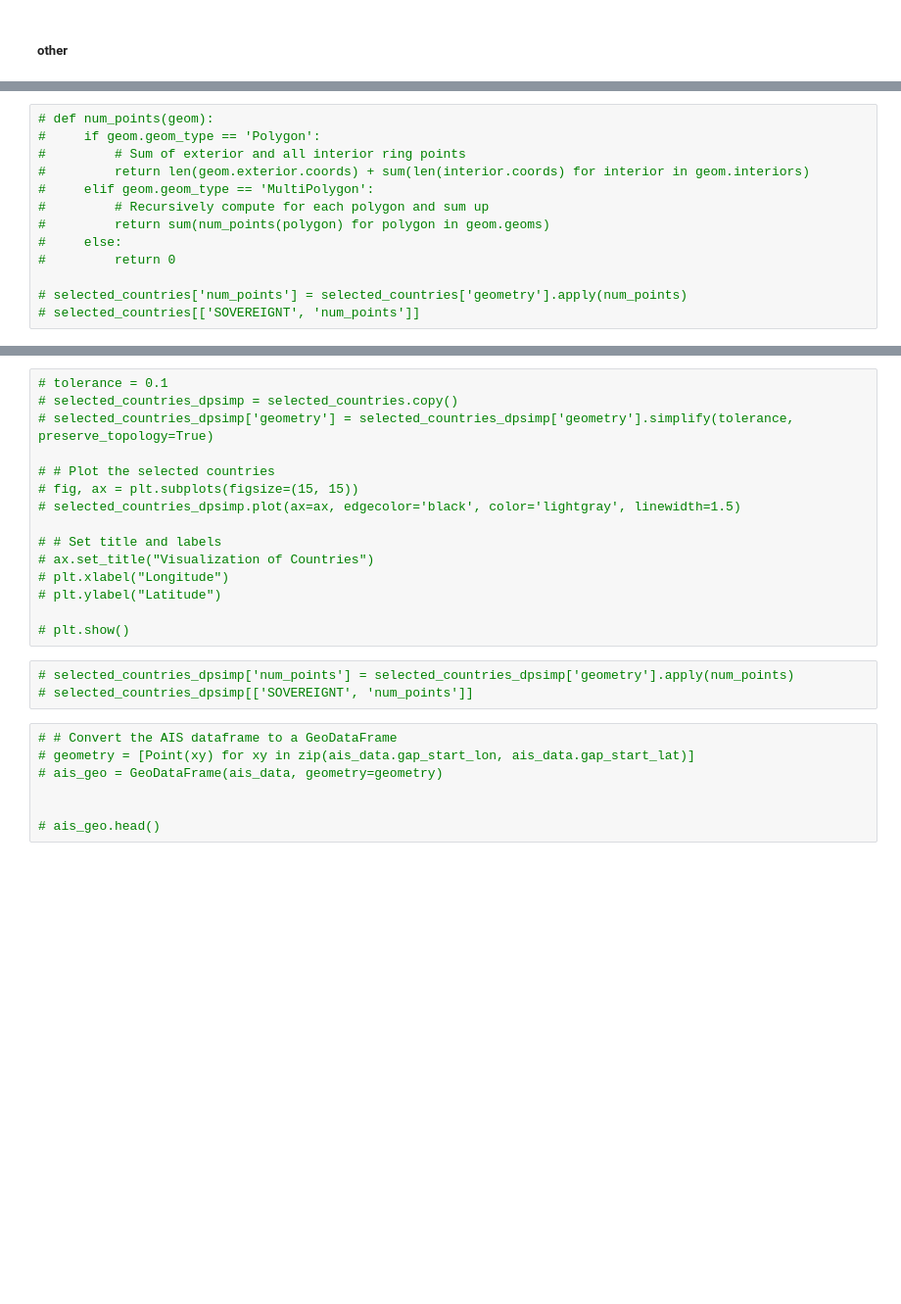
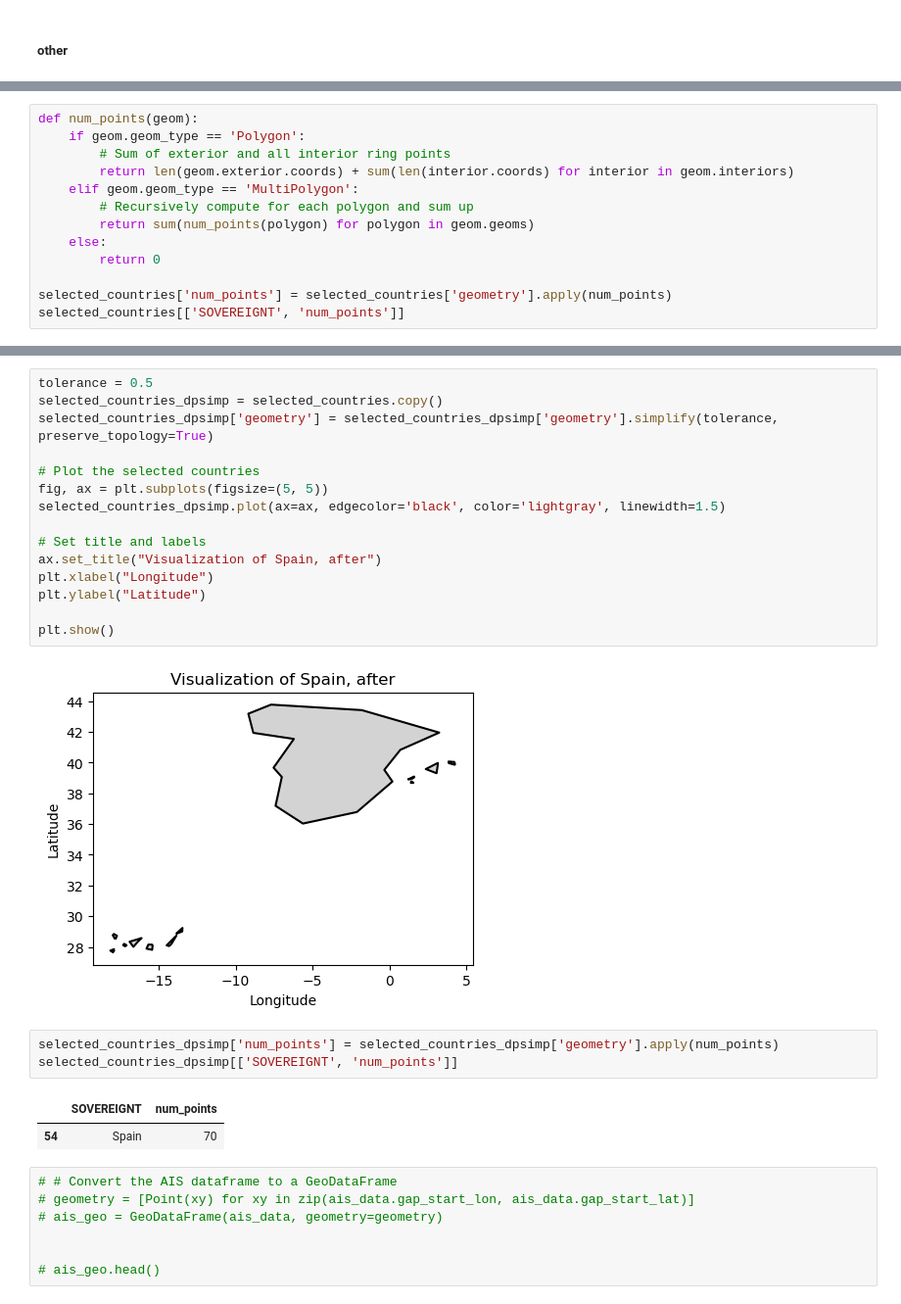
Before and after one commit to RRRan2333/ais_fishing_signal, a Jupyter notebook: primary.ipynb, the cells around one changed output, grey strips where cells are left out. Shown at 98% size. Saved outputs shown, nothing was run; the diff lists cells and outputs as text; blank space fills up the shorter version.

```diff
--- a/primary.ipynb
+++ b/primary.ipynb
@@ -1119,13 +1149,13 @@ spike_viz_structured.to_csv('spike_visualization.csv', index=False)
 # %%
-# def num_points(geom):
-#     if geom.geom_type == 'Polygon':
-#         # Sum of exterior and all interior ring points
-#         return len(geom.exterior.coords) + sum(len(interior.coords) for interior in geom.interiors)
-#     elif geom.geom_type == 'MultiPolygon':
-#         # Recursively compute for each polygon and sum up
-#         return sum(num_points(polygon) for polygon in geom.geoms)
-#     else:
-#         return 0
+def num_points(geom):
+    if geom.geom_type == 'Polygon':
+        # Sum of exterior and all interior ring points
+        return len(geom.exterior.coords) + sum(len(interior.coords) for interior in geom.interiors)
+    elif geom.geom_type == 'MultiPolygon':
+        # Recursively compute for each polygon and sum up
+        return sum(num_points(polygon) for polygon in geom.geoms)
+    else:
+        return 0
 
-# selected_countries['num_points'] = selected_countries['geometry'].apply(num_points)
-# selected_countries[['SOVEREIGNT', 'num_points']]
+selected_countries['num_points'] = selected_countries['geometry'].apply(num_points)
+selected_countries[['SOVEREIGNT', 'num_points']]
@@ -1132,21 +1170,26 @@ spike_viz_structured.to_csv('spike_visualization.csv', index=False)
 # %%
-# tolerance = 0.1
-# selected_countries_dpsimp = selected_countries.copy()
-# selected_countries_dpsimp['geometry'] = selected_countries_dpsimp['geometry'].simplify(tolerance, preserve_topology=True)
+tolerance = 0.5
+selected_countries_dpsimp = selected_countries.copy()
+selected_countries_dpsimp['geometry'] = selected_countries_dpsimp['geometry'].simplify(tolerance, preserve_topology=True)
 
-# # Plot the selected countries
-# fig, ax = plt.subplots(figsize=(15, 15))
-# selected_countries_dpsimp.plot(ax=ax, edgecolor='black', color='lightgray', linewidth=1.5)
+# Plot the selected countries
+fig, ax = plt.subplots(figsize=(5, 5))
+selected_countries_dpsimp.plot(ax=ax, edgecolor='black', color='lightgray', linewidth=1.5)
 
-# # Set title and labels
-# ax.set_title("Visualization of Countries")
-# plt.xlabel("Longitude")
-# plt.ylabel("Latitude")
+# Set title and labels
+ax.set_title("Visualization of Spain, after")
+plt.xlabel("Longitude")
+plt.ylabel("Latitude")
 
-# plt.show()
+plt.show()
+# %% [output]
+[figure, added]
 # %%
-# selected_countries_dpsimp['num_points'] = selected_countries_dpsimp['geometry'].apply(num_points)
-# selected_countries_dpsimp[['SOVEREIGNT', 'num_points']]
+selected_countries_dpsimp['num_points'] = selected_countries_dpsimp['geometry'].apply(num_points)
+selected_countries_dpsimp[['SOVEREIGNT', 'num_points']]
+# %% [output]
+|  | SOVEREIGNT | num_points |
+| 54 | Spain | 70 |
 # %%
 # # Convert the AIS dataframe to a GeoDataFrame
 # geometry = [Point(xy) for xy in zip(ais_data.gap_start_lon, ais_data.gap_start_lat)]
```
Also changed, not shown: parts of 10 cells of this notebook, 4 other files.
